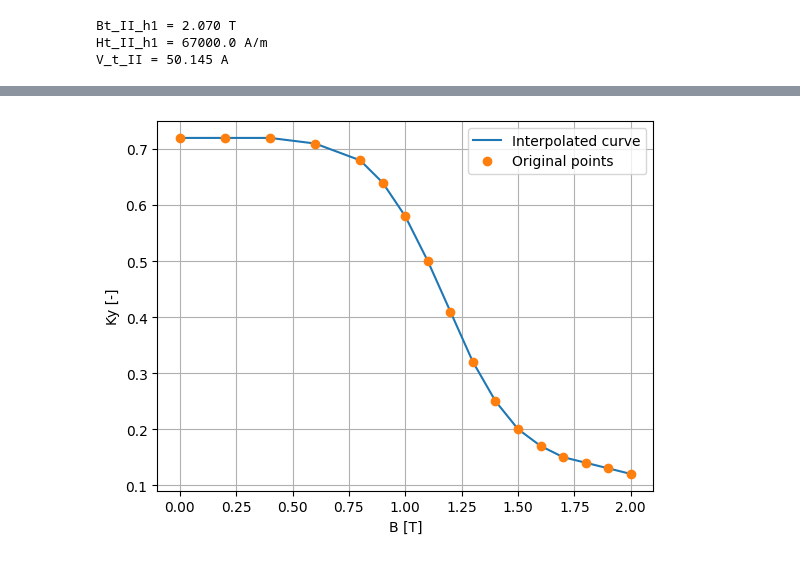
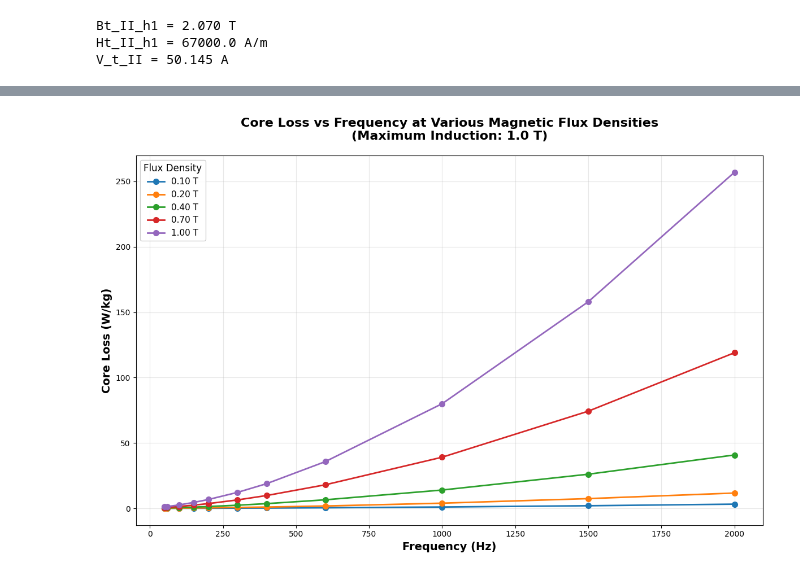
Before and after one commit to rkleva/SMPM-Design, a Jupyter notebook: design_example.ipynb, the cells around one changed output, grey strips where cells are left out. Saved outputs shown, nothing was run; the diff lists cells and outputs as text; code cells hidden in the pictures.

Commit message:
Failed to evaluate Core losses

```diff
--- a/design_example.ipynb
+++ b/design_example.ipynb
@@ -540,37 +660,68 @@ l_yr = 0.056 m
 # %%
+#Core losses
+# https://ocw.mit.edu/courses/6-685-electric-machines-fall-2013/64bf1faf0a973d9607334321dd252794_MIT6_685F13_ps03data.pdf
 import numpy as np
 import matplotlib.pyplot as plt
 
-# Original sampled data
-B_raw = np.array([
-    0.0, 0.2, 0.4, 0.6, 0.8,
-    0.9, 1.0, 1.1, 1.2, 1.3,
-    1.4, 1.5, 1.6, 1.7, 1.8,
-    1.9, 2.0
+# Flux density in Tesla (up to 1.0 T)
+flux_density_tesla = np.array([0.10, 0.20, 0.40, 0.70, 1.00])
+
+# Frequencies in Hz
+frequencies = np.array([50, 60, 100, 150, 200, 300, 400, 600, 1000, 1500, 2000])
+
+# Core loss data in W/kg (converted from W/lb by multiplying by 2.20462)
+# Each row is one flux density level, each column is one frequency
+core_loss_w_per_kg = np.array([
+    [0.0176, 0.0198, 0.0375, 0.0639, 0.0926, 0.163, 0.247, 0.452, 1.02, 1.98, 3.20],      # 0.10 T
+    [0.0683, 0.0860, 0.159, 0.262, 0.381, 0.661, 0.994, 1.79, 3.94, 7.43, 11.7],          # 0.20 T
+    [0.240, 0.295, 0.555, 0.934, 1.37, 2.39, 3.60, 6.52, 14.0, 26.1, 40.8],               # 0.40 T
+    [0.602, 0.749, 1.43, 2.44, 3.61, 6.44, 9.81, 18.0, 39.1, 74.3, 119],                  # 0.70 T
+    [1.09, 1.36, 2.61, 4.50, 6.74, 12.2, 18.9, 35.7, 80.0, 158, 257]                      # 1.00 T
 ])
 
-Ky_raw = np.array([
-    0.72, 0.72, 0.72, 0.71, 0.68,
-    0.64, 0.58, 0.50, 0.41, 0.32,
-    0.25, 0.20, 0.17, 0.15, 0.14,
-    0.13, 0.12
-])
+# Create the plot
+plt.figure(figsize=(12, 8))
 
-# Dense sampling
-B_dense = np.linspace(0.0, 2.0, 201)   # step = 0.01 T
+# Plot each flux density level
+colors = ['#1f77b4', '#ff7f0e', '#2ca02c', '#d62728', '#9467bd']
+for i, flux in enumerate(flux_density_tesla):
+    plt.plot(frequencies, core_loss_w_per_kg[i],
+             marker='o', linewidth=2, markersize=7,
+             label=f'{flux:.2f} T', color=colors[i])
 
-# Linear interpolation (robust and embedded-friendly)
-Ky_dense = np.interp(B_dense, B_raw, Ky_raw)
+# Set logarithmic scales
+#plt.xscale('log')
+#plt.yscale('log')
 
-# Plot
-plt.figure()
-plt.plot(B_dense, Ky_dense, label="Interpolated curve")
-plt.plot(B_raw, Ky_raw, 'o', label="Original points")
+# Labels and title
+plt.xlabel('Frequency (Hz)', fontsize=14, fontweight='bold')
+plt.ylabel('Core Loss (W/kg)', fontsize=14, fontweight='bold')
+plt.title('Core Loss vs Frequency at Various Magnetic Flux Densities\n(Maximum Induction: 1.0 T)',
+          fontsize=16, fontweight='bold', pad=20)
 
-plt.xlabel("B [T]")
-plt.ylabel("Ky [-]")
-plt.grid(True)
-plt.legend()
+# Grid
+plt.grid(True, which="both", ls="-", alpha=0.3)
+
+# Legend
+plt.legend(title='Flux Density', fontsize=11, title_fontsize=12,
+           loc='upper left', framealpha=0.95)
+
+# Tight layout
+plt.tight_layout()
+
+# Display the plot
 plt.show()
+
+# Print the arrays for reference
+print("\n" + "="*60)
+print("DATA ARRAYS")
+print("="*60)
+print("\nFlux Density (Tesla):")
+print(flux_density_tesla)
+print("\nFrequencies (Hz):")
+print(frequencies)
+print("\nCore Loss (W/kg):")
+print("Shape:", core_loss_w_per_kg.shape, "- [5 flux densities × 11 frequencies]")
+print(core_loss_w_per_kg)
 # %% [output]
-[figure, old version]
+[figure, new version]
```
Also changed, not shown: parts of 14 cells of this notebook.
